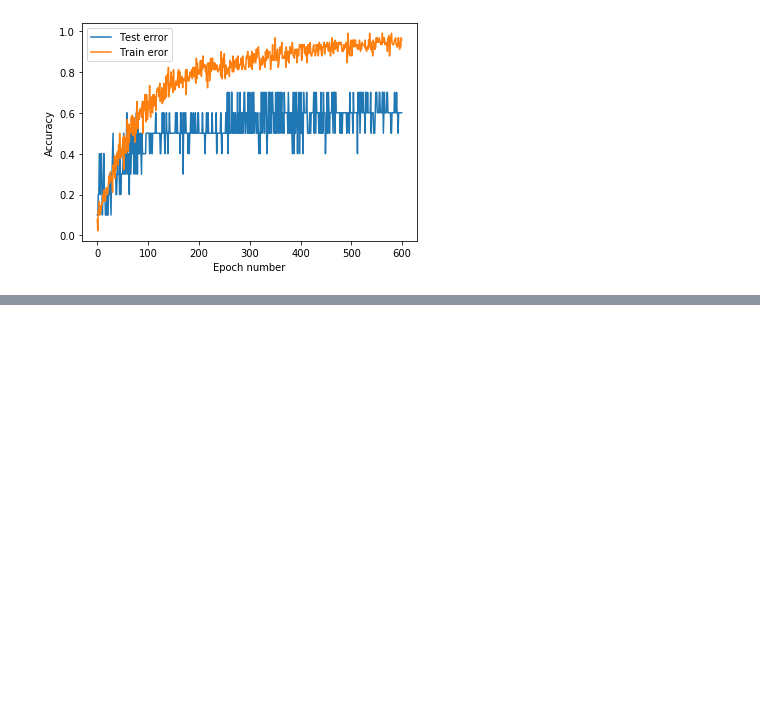
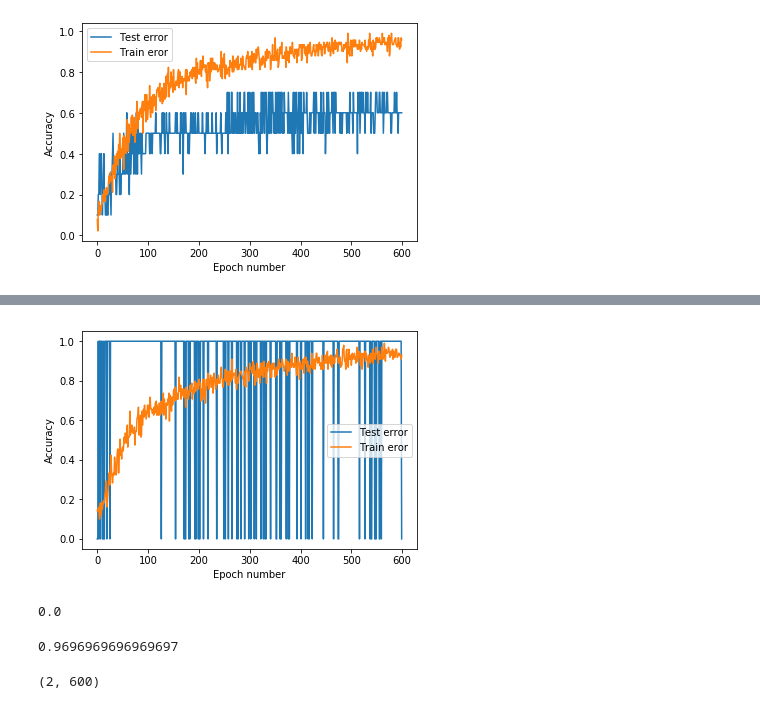
Before and after one commit to realnikolaj/02445, a Jupyter notebook: project1_NN.ipynb, the cells around one changed output, grey strips where cells are left out. Cells and saved outputs as stored; diff of their text form; code cells hidden in the pictures; blank space fills up the shorter version.

```diff
--- a/project1_NN.ipynb
+++ b/project1_NN.ipynb
@@ -136,6 +174,6 @@ model.to(device)
 lr = 1e-4
 optimizer = optim.Adam(model.parameters(), lr=lr)
 # %%
-test_acc, train_acc = train(model, optimizer,num_epochs=600)
+test_acc, train_acc = train(model, optimizer,num_epochs=10)
 # %% [output]
 [interactive output not drawn]
@@ -163,3 +199,37 @@ plt.show()
 [figure]
 # %%
 # torch.save(model.state_dict(),"linearClassifier")
+# %%
+data = np.load("armdata.npy")
+data = data.reshape(100,100,3)
+target = [0]*10+[1]*10+[2]*10+[3]*10+[4]*10+[5]*10+[6]*10+[7]*10+[8]*10+[9]*10
+target = np.array(target)
+data = torch.from_numpy(data).float()
+target = torch.from_numpy(target).long()
+
+test_acc_all = []
+train_acc_all = []
+
+batch_size=10
+
+for i in tqdm(range(100),unit="model"):
+    test_idx = torch.tensor([i])
+    train_idx = np.delete(np.arange(100),test_idx)
+    data_test = data[test_idx]
+    data_train = data[train_idx]
+    target_test = target[test_idx]
+    target_train = target[train_idx]
+
+    trainset = dataset(data_train,target_train)
+    testset = dataset(data_test,target_test)
+
+    train_loader = DataLoader(trainset, batch_size=batch_size, shuffle=True, num_workers=0)
+    test_loader = DataLoader(testset, batch_size=batch_size, shuffle=False, num_workers=0)
+
+    model = LinearNet(p=0.15)
+    model.to(device)
+    lr = 1e-4
+    optimizer = optim.Adam(model.parameters(), lr=lr)
+    test_acc, train_acc = train(model, optimizer,num_epochs=600)
+    test_acc_all.append(test_acc)
+    train_acc_all.append(train_acc)
@@ -165,0 +269,18 @@ plt.show()
+# %%
+plt.plot(test_acc_all[1])
+plt.plot(train_acc_all[1])
+plt.legend(('Test error','Train eror'))
+plt.xlabel('Epoch number')
+plt.ylabel('Accuracy')
+# plt.savefig("TrainingAccuracy")
+plt.show()
+# %% [output]
+[figure, added]
+# %%
+test_acc_all[1][599]
+# %% [output]
+0.0
+# %%
+train_acc_all[0][598]
+# %% [output]
+0.9696969696969697
@@ -165,0 +289,4 @@ plt.show()
+# %%
+temp.shape
+# %% [output]
+(2, 600)
```
Also changed, not shown: parts of 9 cells of this notebook, 1 other file.
